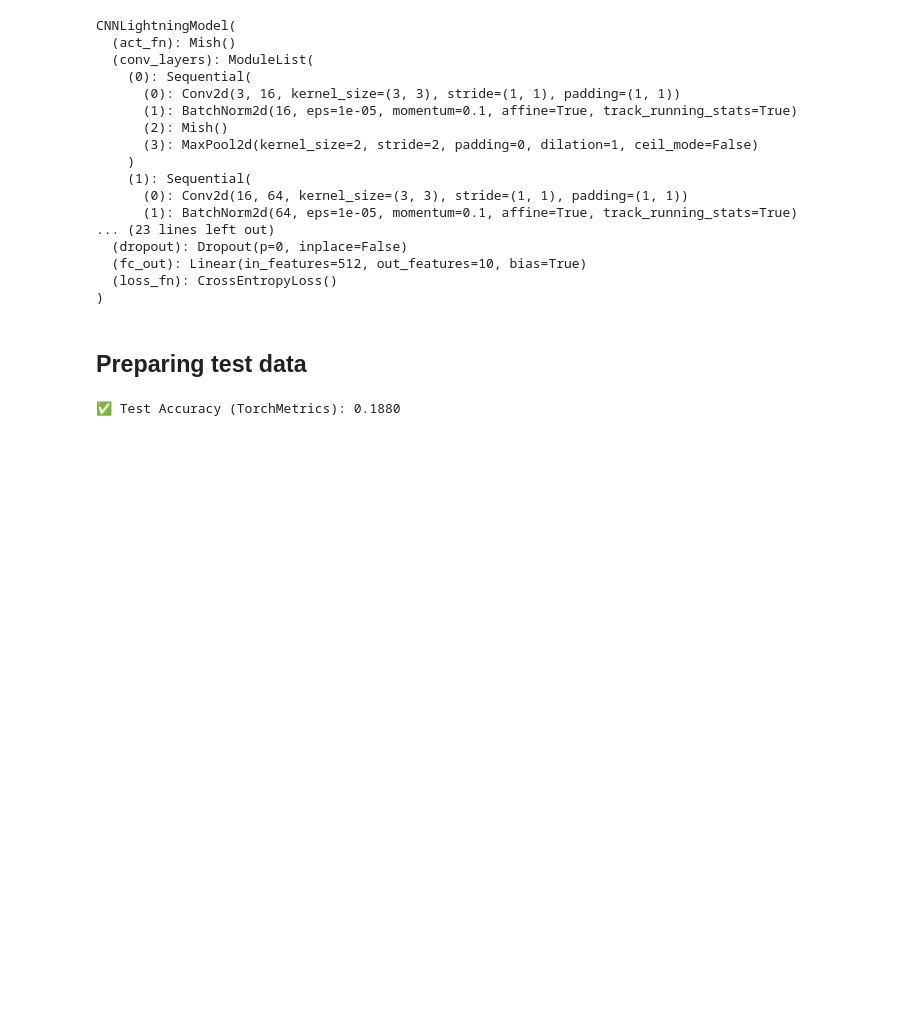
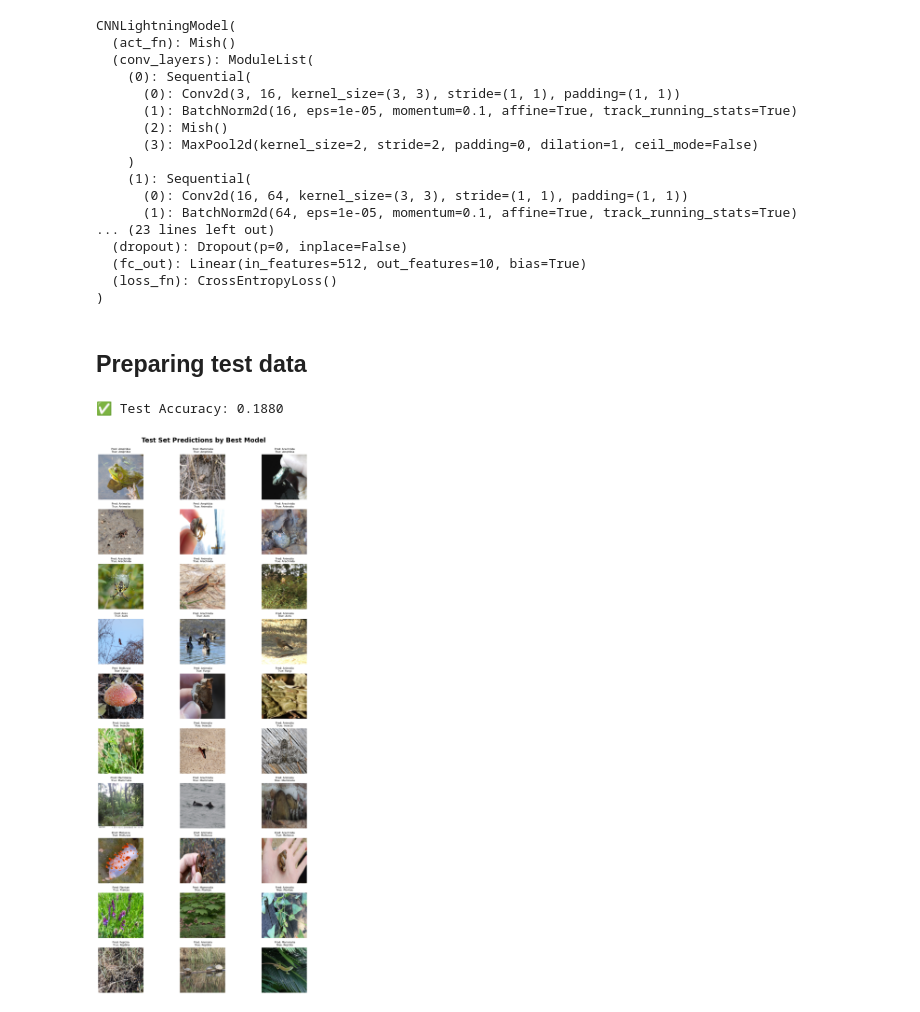
Before and after one commit to gokulakrishnanbalaji/DA6402-A2, a Jupyter notebook: Part A.ipynb, the cells around one changed output. Cells and saved outputs as stored; diff of their text form; code cells hidden in the pictures; blank space fills up the shorter version.

```diff
--- a/Part A.ipynb
+++ b/Part A.ipynb
@@ -431,14 +431,89 @@ all_preds = []
 all_labels = []
 
 model.eval()
+device = next(model.parameters()).device  # Get model's device
+
 with torch.no_grad():
     for images, labels in test_loader:
+        images = images.to(device)
+        labels = labels.to(device)
+
         outputs = model(images)
         preds = torch.argmax(outputs, dim=1)
+
         all_preds.extend(preds.cpu().numpy())
         all_labels.extend(labels.cpu().numpy())
 
 test_acc = accuracy_score(all_labels, all_preds)
 print(f"✅ Test Accuracy: {test_acc:.4f}")
 # %% [output]
-✅ Test Accuracy (TorchMetrics): 0.1880
+✅ Test Accuracy: 0.1880
+# %%
+import matplotlib.pyplot as plt
+import numpy as np
+import torch
+
+# Move model to GPU (if available)
+device = torch.device("cuda" if torch.cuda.is_available() else "cpu")
+model.to(device)
+model.eval()
+
+# Prepare a structure to store predictions
+class_predictions = {i: {'correct': [], 'incorrect': []} for i in range(10)}  # adjust if more classes
+
+with torch.no_grad():
+    for images, labels in test_loader:
+        images, labels = images.to(device), labels.to(device)
+        outputs = model(images)
+        preds = torch.argmax(outputs, dim=1)
+
+        for img, pred, label in zip(images, preds, labels):
+            img_cpu = img.cpu()
+            if pred == label:
+                class_predictions[label.item()]['correct'].append((img_cpu, pred.item()))
+            else:
+                class_predictions[label.item()]['incorrect'].append((img_cpu, pred.item()))
+
+# Plot 10x3 grid
+fig, axes = plt.subplots(10, 3, figsize=(12, 25))
+fig.suptitle(" Test Set Predictions by Best Model", fontsize=20, weight='bold')
+
+for i in range(10):
+    corrects = class_predictions[i]['correct']
+    incorrects = class_predictions[i]['incorrect']
+    plotted = 0
+
+    # First column: correct if exists, else fallback to incorrect
+    if corrects:
+        img, pred = corrects[0]
+        title = f"Pred: {class_names[pred]}\n True: {class_names[i]}"
+    elif incorrects:
+        img, pred = incorrects[0]
+        title = f" Pred: {class_names[pred]}\n True: {class_names[i]}"
+        incorrects = incorrects[1:]  # remove the one used
+    else:
+        img, pred = None, None
+
+    if img is not None:
+        axes[i, 0].imshow(np.clip(img.permute(1, 2, 0).numpy(), 0, 1))
+        axes[i, 0].set_title(title, fontsize=8)
+        axes[i, 0].axis("off")
+        plotted += 1
+    else:
+        axes[i, 0].axis("off")
+
+    # Next two columns: other incorrect predictions (if available)
+    for j in range(2):
+        if j < len(incorrects):
+            img, pred = incorrects[j]
+            axes[i, j + 1].imshow(np.clip(img.permute(1, 2, 0).numpy(), 0, 1))
+            axes[i, j + 1].set_title(f" Pred: {class_names[pred]}\n True: {class_names[i]}", fontsize=8)
+            axes[i, j + 1].axis("off")
+        else:
+            axes[i, j + 1].axis("off")
+
+plt.tight_layout()
+plt.subplots_adjust(top=0.95)
+plt.show()
+# %% [output]
+[figure, added]
```
Also changed, not shown: parts of 1 cell of this notebook.
